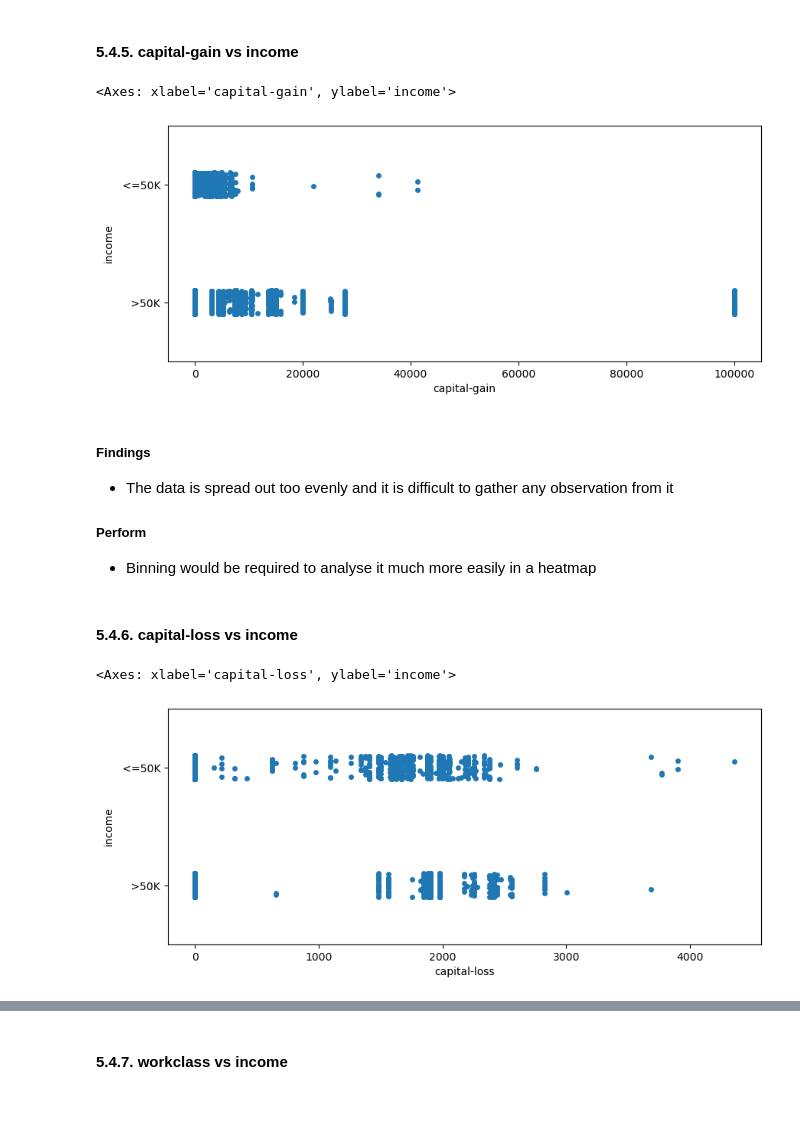
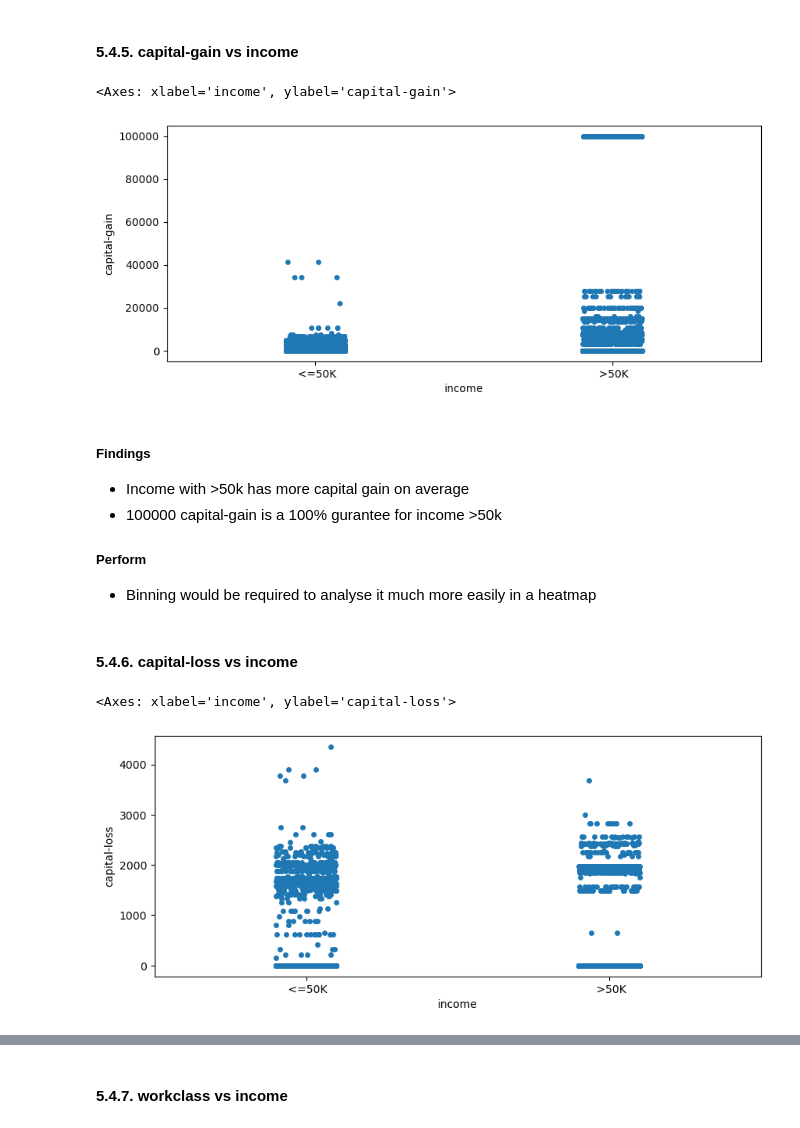
Before and after one commit to Pytode2000/Adult-Census-Income-Machine-Learning-Project, a Jupyter notebook: notebook.ipynb, the cells around one changed output, grey strips where cells are left out. Cells and saved outputs as stored; diff of their text form; code cells hidden in the pictures.

```diff
--- a/notebook.ipynb
+++ b/notebook.ipynb
@@ -825,13 +823,14 @@ sns.stripplot(x = 'education-num', y = 'income', data = adult_data)
 # %%
 f = plt.pyplot.figure(figsize=(10, 4))
 
-sns.stripplot(x = 'capital-gain', y = 'income', data = adult_data)
+sns.stripplot(x = 'income', y = 'capital-gain', data = adult_data)
 # %% [output]
-<Axes: xlabel='capital-gain', ylabel='income'>
+<Axes: xlabel='income', ylabel='capital-gain'>
-[figure, old version]
+[figure, new version]
 # %% [markdown]
 ##### Findings
-- The data is spread out too evenly and it is difficult to gather any observation from it
+- Income with >50k has more capital gain on average
+- 100000 capital-gain is a 100% gurantee for income >50k
 
 ##### Perform
 - Binning would be required to analyse it much more easily in a heatmap
@@ -840,9 +839,9 @@ sns.stripplot(x = 'capital-gain', y = 'income', data = adult_data)
 # %%
 f = plt.pyplot.figure(figsize=(10, 4))
 
-sns.stripplot(x = 'capital-loss', y = 'income', data = adult_data)
+sns.stripplot(x = 'income', y = 'capital-loss', data = adult_data)
 # %% [output]
-<Axes: xlabel='capital-loss', ylabel='income'>
+<Axes: xlabel='income', ylabel='capital-loss'>
-[figure, old version]
+[figure, new version]
 # %% [markdown]
 ##### Findings
```
Also changed, not shown: parts of 20 cells of this notebook.
